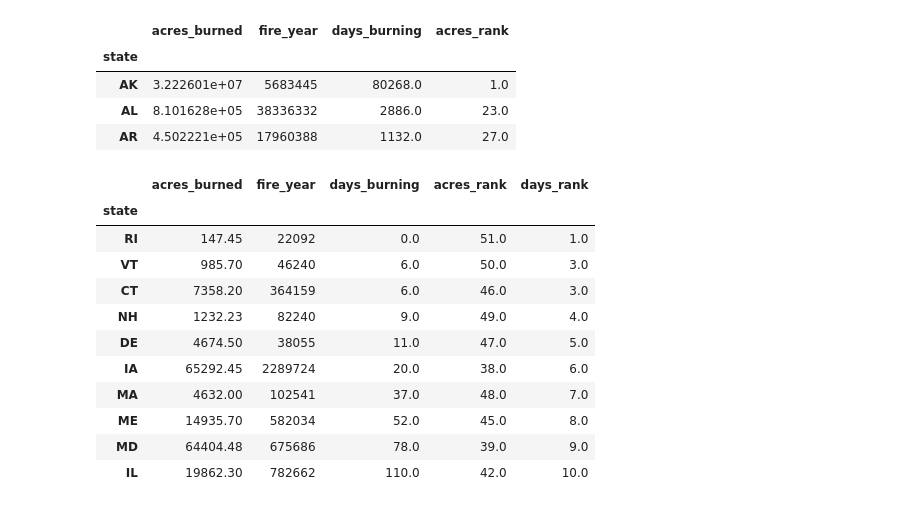
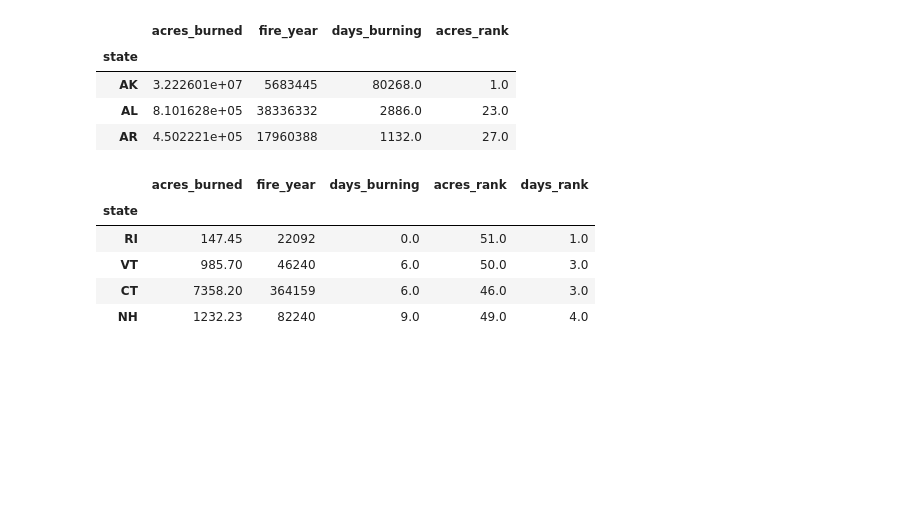
Before and after one commit to jlgull/CIS256DA, a Jupyter notebook: python_analysis/examples/ch08/ch08_examples.ipynb, the cells around one changed output. Saved outputs shown, nothing was run; the diff lists cells and outputs as text; code cells hidden in the pictures; blank space fills up the shorter version.

```diff
--- a/python_analysis/examples/ch08/ch08_examples.ipynb
+++ b/python_analysis/examples/ch08/ch08_examples.ipynb
@@ -490,18 +490,12 @@ df.head(3)
 # %%
 # Pg 299
 
 df['days_rank'] = df.days_burning.rank(method='max')
-df.sort_values('days_burning').head(10)
+df.sort_values('days_burning').head(4)
 # %% [output]
 |  | acres_burned | fire_year | days_burning | acres_rank | days_rank |
 | state |  |  |  |  |  |
 | RI | 147.45 | 22092 | 0.0 | 51.0 | 1.0 |
 | VT | 985.70 | 46240 | 6.0 | 50.0 | 3.0 |
 | CT | 7358.20 | 364159 | 6.0 | 46.0 | 3.0 |
 | NH | 1232.23 | 82240 | 9.0 | 49.0 | 4.0 |
-| DE | 4674.50 | 38055 | 11.0 | 47.0 | 5.0 |
-| IA | 65292.45 | 2289724 | 20.0 | 38.0 | 6.0 |
-| MA | 4632.00 | 102541 | 37.0 | 48.0 | 7.0 |
-| ME | 14935.70 | 582034 | 52.0 | 45.0 | 8.0 |
-| MD | 64404.48 | 675686 | 78.0 | 39.0 | 9.0 |
-| IL | 19862.30 | 782662 | 110.0 | 42.0 | 10.0 |
```
Also changed, not shown: parts of 2 cells of this notebook, 2 other files.
